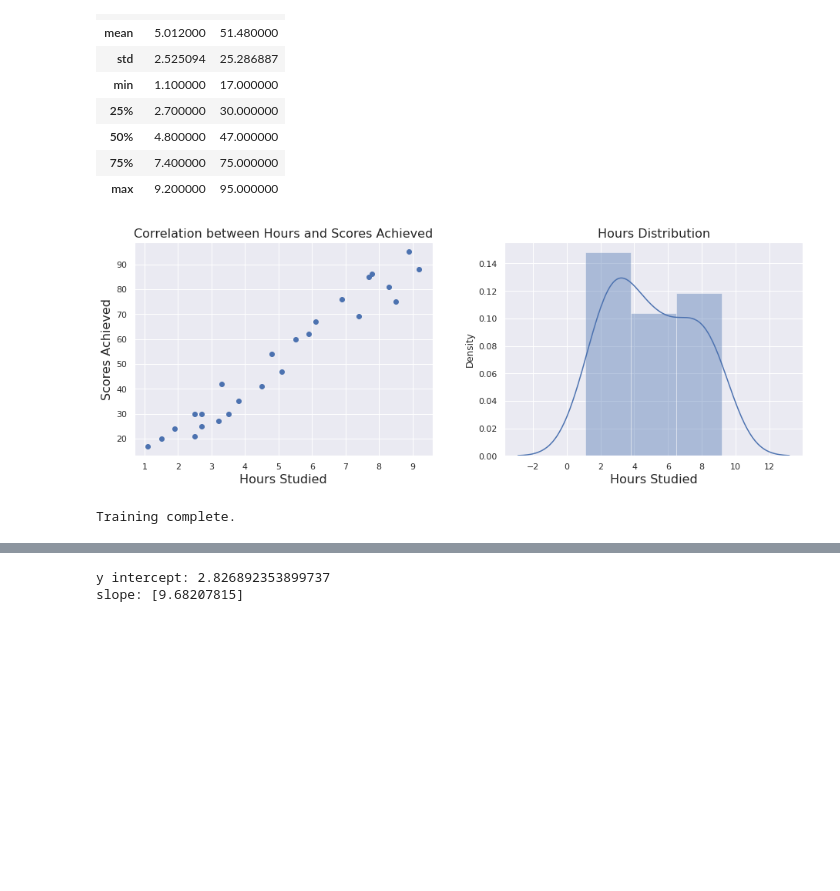
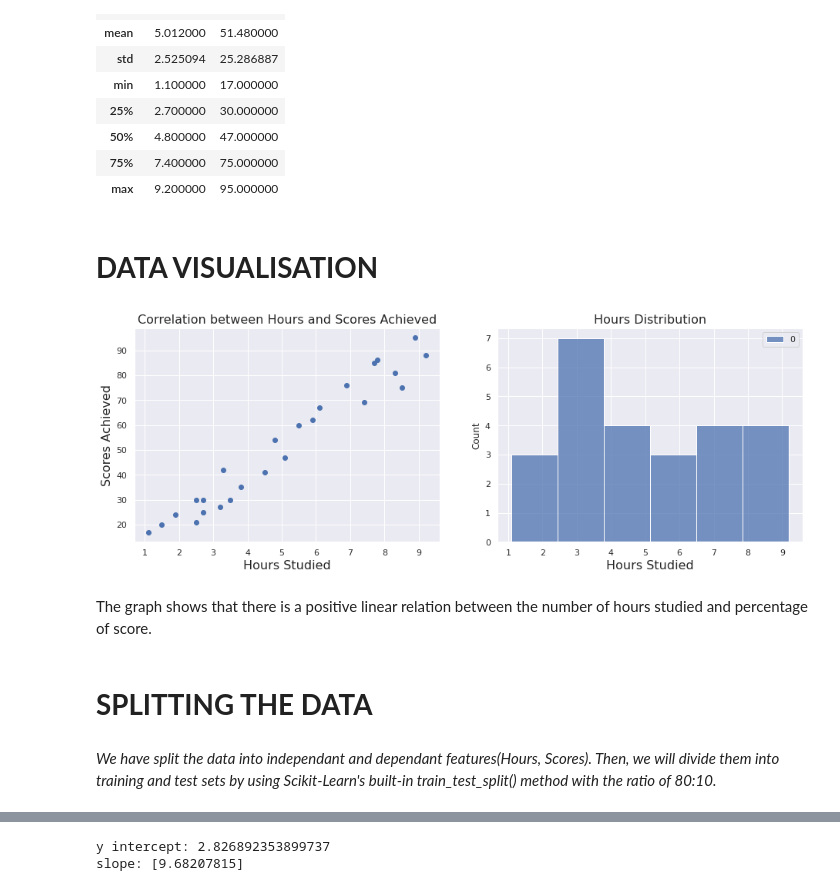
Before and after one commit to harrrsssh/The_Sparks_Foundation_Internship, a Jupyter notebook: TASK_1_TSF.ipynb, the cells around one changed output, grey strips where cells are left out. Cells and saved outputs as stored; diff of their text form; code cells hidden in the pictures; blank space fills up the shorter version.

```diff
--- a/TASK_1_TSF.ipynb
+++ b/TASK_1_TSF.ipynb
@@ -22,4 +37,4 @@ data.head()
 # %%
-Hours = np.array(data.Hours)
+Hours = Hours = np.array([data.Hours]).reshape((-1,1))
 Hours
 # %% [output]
@@ -43,23 +73,32 @@ data.describe()
 | 50% | 4.800000 | 47.000000 |
 | 75% | 7.400000 | 75.000000 |
 | max | 9.200000 | 95.000000 |
+# %% [markdown]
+# **DATA VISUALISATION**
 # %%
+#Plotting the distribution of scores
 plt.rcParams['figure.figsize'] = (13, 5)
 
 plt.subplot(121)
 plt.scatter(x = Hours, y = Scores)
 plt.xlabel('Hours Studied', fontsize = 16)
 plt.ylabel('Scores Achieved', fontsize = 16)
 plt.title("Correlation between Hours and Scores Achieved", fontsize = 16)
 
 plt.subplot(122)
-sns.distplot(Hours)
+sns.histplot(Hours)
 plt.xlabel("Hours Studied", fontsize = 16)
 plt.title("Hours Distribution", fontsize= 16)
 
 plt.tight_layout()
 plt.show()
 # %% [output]
-[figure, old version]
+[figure, new version]
+# %% [markdown]
+The graph shows that there is a positive linear relation between the number of hours studied and percentage of score.
+# %% [markdown]
+# **SPLITTING THE DATA**
+# %% [markdown]
+*We have split the data into independant and dependant features(Hours, Scores). Then, we will divide them into training and test sets by using Scikit-Learn's built-in train_test_split() method with the ratio of 80:10.*
 # %%
 from sklearn.model_selection import train_test_split
@@ -67,7 +106,0 @@ xtrain,xtest,ytrain,ytest=train_test_split(Hours,Scores,test_size=0.1,random_sta
-# %%
-from sklearn.linear_model import LinearRegression
-model=LinearRegression()
-model.fit(xtrain.reshape(-1,1),ytrain)
-print("Training complete.")
-# %% [output]
-Training complete.
```
Also changed, not shown: parts of 17 cells of this notebook.
